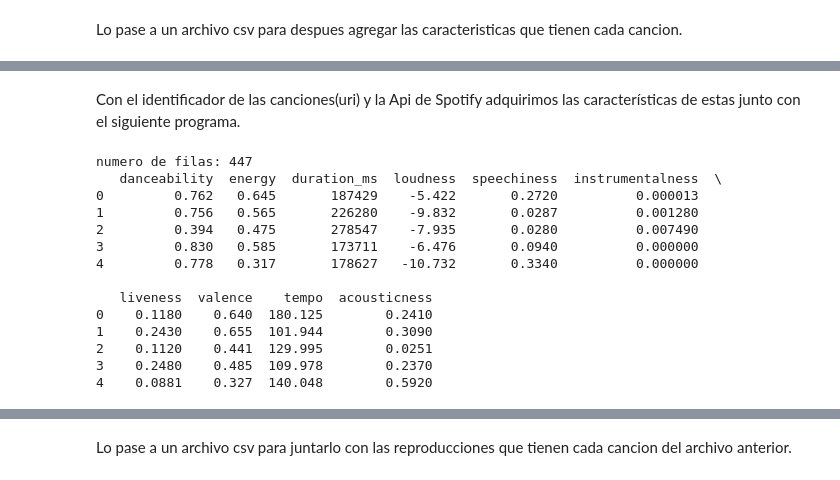
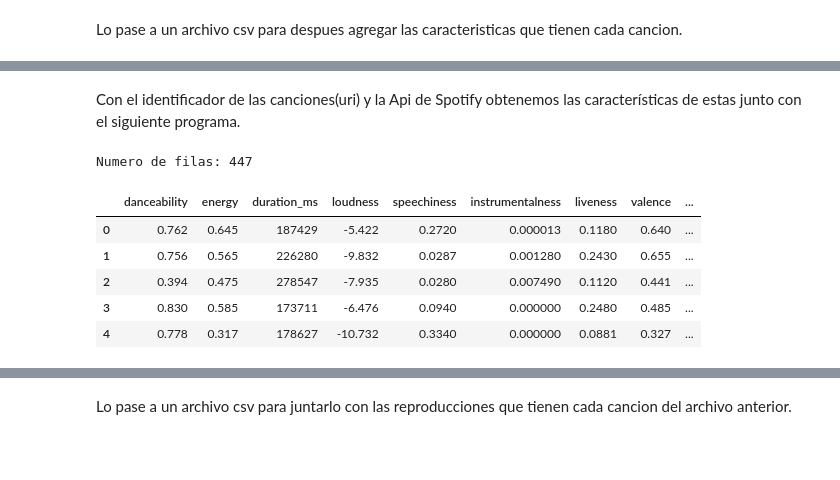
Before and after one commit to JesusRosales1309/Spoty-project, a Jupyter notebook: notebooks/Todo_en_uno.ipynb, the cells around one changed output, grey strips where cells are left out. Cells and saved outputs as stored; diff of their text form; code cells hidden in the pictures; blank space fills up the shorter version.

Commit message:
Todo el proyecto junto

```diff
--- a/notebooks/Todo_en_uno.ipynb
+++ b/notebooks/Todo_en_uno.ipynb
@@ -123,5 +141,5 @@ df.to_csv("../data/interim/datos_sum.csv")
 # %% [markdown]
-Con el identificador de las canciones(uri) y la Api de Spotify adquirimos las características de estas junto con el siguiente programa.
+Con el identificador de las canciones(uri) y la Api de Spotify obtenemos las características de estas junto con el siguiente programa.
 # %%
 from spotipy.oauth2 import SpotifyClientCredentials
 import spotipy
@@ -130,39 +148,27 @@ import pandas as pd
 client_credentials_manager = SpotifyClientCredentials(client_id="e3aa2b0ba2664fc384f7081a2121f66c",
                                                     client_secret="c2123cf1707f4a95a384f7a3a7b570c0")
 sp = spotipy.Spotify(client_credentials_manager=client_credentials_manager)
-# %%
-import pandas as pd
-archivo="../data/interim/datos_sum.csv"
-df=pd.read_csv(archivo)
-#print(df)
-uri=df['uri'].tolist()
-#uri
-i=0
-for i in range(len(uri)-1):
-    if i==0:
-        df=pd.concat([pd.DataFrame(sp.audio_features(uri[i]),columns=['danceability','energy','duration_ms','loudness','speechiness','instrumentalness','liveness','valence','tempo','acousticness']),
-                  pd.DataFrame(sp.audio_features(uri[i+1]),columns=['danceability','energy','duration_ms','loudness','speechiness','instrumentalness','liveness','valence','tempo','acousticness'])],
-                  ignore_index=True)
-
-    else:
-        df=pd.concat([df,
-                  pd.DataFrame(sp.audio_features(uri[i+1]),columns=['danceability','energy','duration_ms','loudness','speechiness','instrumentalness','liveness','valence','tempo','acousticness'])],
-                  ignore_index=True)
-print('numero de filas:',len(df))
-print(df.head())
-#df.to_csv("../data/interim/features.csv")
-# %% [output]
-numero de filas: 447
-   danceability  energy  duration_ms  loudness  speechiness  instrumentalness  \
-0         0.762   0.645       187429    -5.422       0.2720          0.000013
-1         0.756   0.565       226280    -9.832       0.0287          0.001280
-2         0.394   0.475       278547    -7.935       0.0280          0.007490
-3         0.830   0.585       173711    -6.476       0.0940          0.000000
-4         0.778   0.317       178627   -10.732       0.3340          0.000000
-
-   liveness  valence    tempo  acousticness
-0    0.1180    0.640  180.125        0.2410
-1    0.2430    0.655  101.944        0.3090
-2    0.1120    0.441  129.995        0.0251
-3    0.2480    0.485  109.978        0.2370
-4    0.0881    0.327  140.048        0.5920
+# %%
+import pandas as pd
+archivo='../data/interim/datos_sum.csv'
+df=pd.read_csv(archivo)
+
+uri=df['uri'].tolist()
+song_list=[]
+for i in range(len(uri)):
+    data=pd.DataFrame(sp.audio_features(uri[i]),columns=['danceability','energy','duration_ms','loudness','speechiness','instrumentalness','liveness','valence','tempo','acousticness'])
+    song_list.append(data)
+
+
+df=pd.concat(song_list,ignore_index=True)
+print("Numero de filas:",len(df))
+df.head()
+#df.to_csv("../data/interim/features.csv")
+# %% [output]
+Numero de filas: 447
+|  | danceability | energy | duration_ms | loudness | speechiness | instrumentalness | liveness | valence | ... |
+| 0 | 0.762 | 0.645 | 187429 | -5.422 | 0.2720 | 0.000013 | 0.1180 | 0.640 | ... |
+| 1 | 0.756 | 0.565 | 226280 | -9.832 | 0.0287 | 0.001280 | 0.2430 | 0.655 | ... |
+| 2 | 0.394 | 0.475 | 278547 | -7.935 | 0.0280 | 0.007490 | 0.1120 | 0.441 | ... |
+| 3 | 0.830 | 0.585 | 173711 | -6.476 | 0.0940 | 0.000000 | 0.2480 | 0.485 | ... |
+| 4 | 0.778 | 0.317 | 178627 | -10.732 | 0.3340 | 0.000000 | 0.0881 | 0.327 | ... |
```
Also changed, not shown: parts of 28 cells of this notebook.
